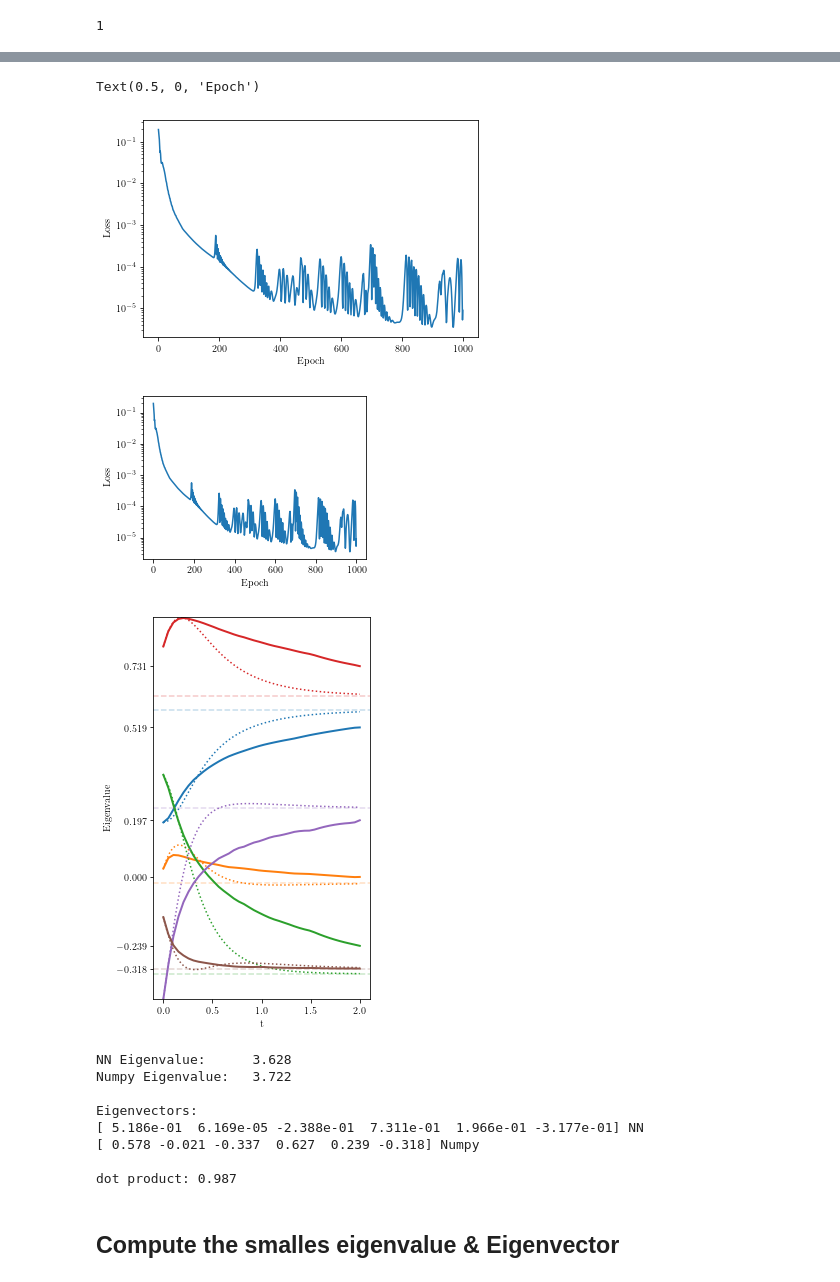
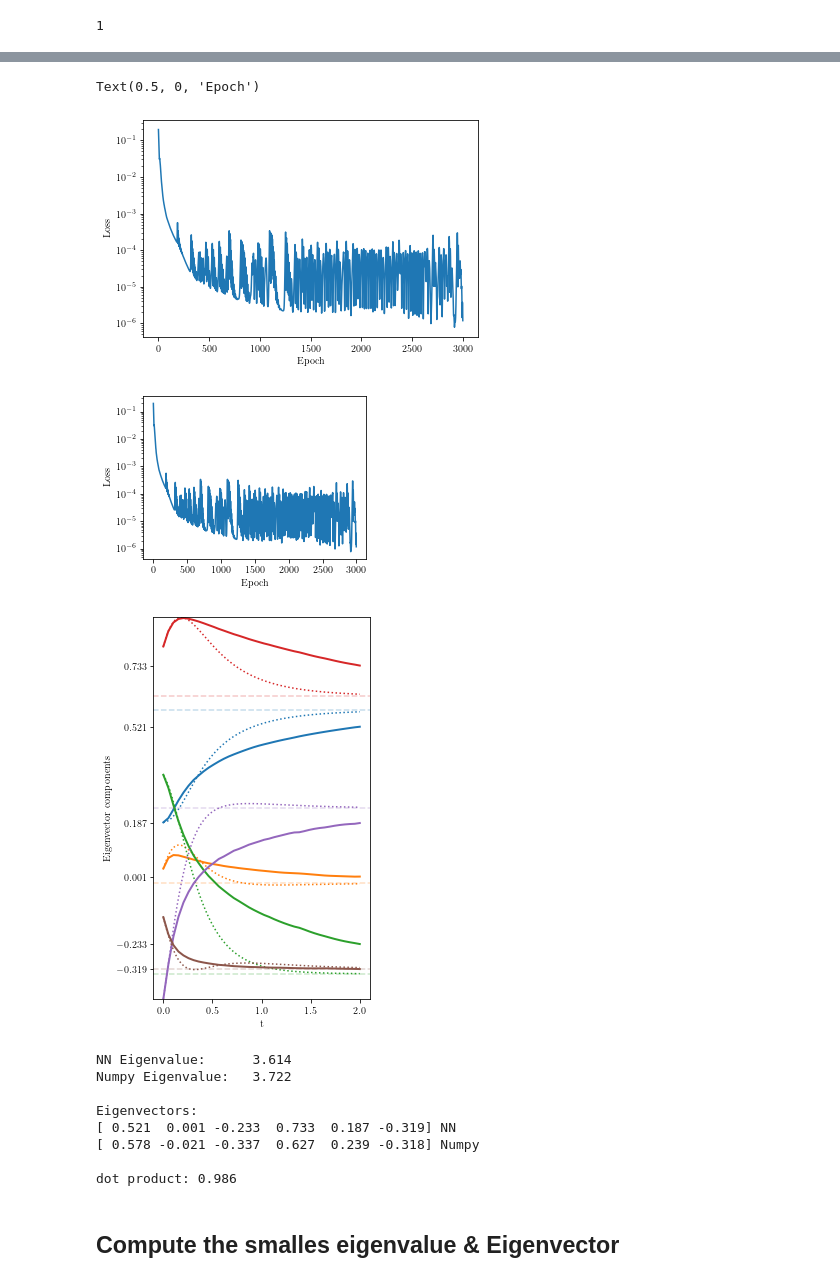
Before and after one commit to nicholaskarlsen/FYS-STK4155, a Jupyter notebook: project_3/notebooks/Eigen_torch_minibatches-Copy1.ipynb, the cells around one changed output, grey strips where cells are left out. Saved outputs shown, nothing was run; the diff lists cells and outputs as text; code cells hidden in the pictures.

```diff
--- a/project_3/notebooks/Eigen_torch_minibatches-Copy1.ipynb
+++ b/project_3/notebooks/Eigen_torch_minibatches-Copy1.ipynb
@@ -130,7 +130,7 @@ epoch_arr_tot_10 = np.empty(0, dtype=np.float)
 # %% [output]
 1
 # %%
-EPOCHS = 1000
+EPOCHS = 2000
 
 loss_arr_curr_10 = np.empty(EPOCHS, dtype=np.float)
 epoch_arr_curr_10 = np.empty(EPOCHS, dtype=np.float)
@@ -183,5 +183,5 @@ plt.xlabel("Epoch")
 Text(0.5, 0, 'Epoch')
-[figure, old version]
+[figure, new version]
 # %%
 plt.figure(figsize=(4,3))
 plt.semilogy(epoch_arr_tot_10, loss_arr_tot_10)
@@ -189,7 +189,7 @@ plt.ylabel("Loss")
 plt.xlabel("Epoch")
 plt.savefig("../figs/eigenval_loss.pdf")
 # %% [output]
-[figure, old version]
+[figure, new version]
 # %%
 N_output = model(t)
 v_pred_np = np.zeros([t.size(0), 6])
@@ -231,7 +231,7 @@ plt.xlabel("t")
 
 #plt.tick_params(axis='y', which='both', labelleft='off', labelright='on')
 #plt.gca().yaxis.set_label_position("right")
-plt.ylabel("Eigenvalue")
+plt.ylabel("Eigenvector components")
 
 """
 plt.subplot(122)
@@ -247,7 +247,7 @@ plt.tight_layout()
 plt.savefig("../figs/eigenvec_dynamics.pdf")
 plt.show()
 # %% [output]
-[figure, old version]
+[figure, new version]
 # %%
 # Compute eigenvalue
 eigval_nn = (v_pred_np[-1, :].T @ A_t @ v_pred_np[-1, :] / (v_pred_np[-1, :].T @ v_pred_np[-1, :]))
@@ -263,14 +263,14 @@ with np.printoptions(precision=3):
 # Note; eigvec is normed!
 print("\ndot product: %.3f" % np.dot(eigvec[:, -1], v_pred_np[-1, :]))
 # %% [output]
-NN Eigenvalue:      3.628
+NN Eigenvalue:      3.614
 Numpy Eigenvalue:   3.722
 
 Eigenvectors:
-[ 5.186e-01  6.169e-05 -2.388e-01  7.311e-01  1.966e-01 -3.177e-01] NN
+[ 0.521  0.001 -0.233  0.733  0.187 -0.319] NN
 [ 0.578 -0.021 -0.337  0.627  0.239 -0.318] Numpy
 
-dot product: 0.987
+dot product: 0.986
 # %% [markdown]
 ## Compute the smalles eigenvalue & Eigenvector
 # %%
```
Also changed, not shown: parts of 5 cells of this notebook, 55 other files.
